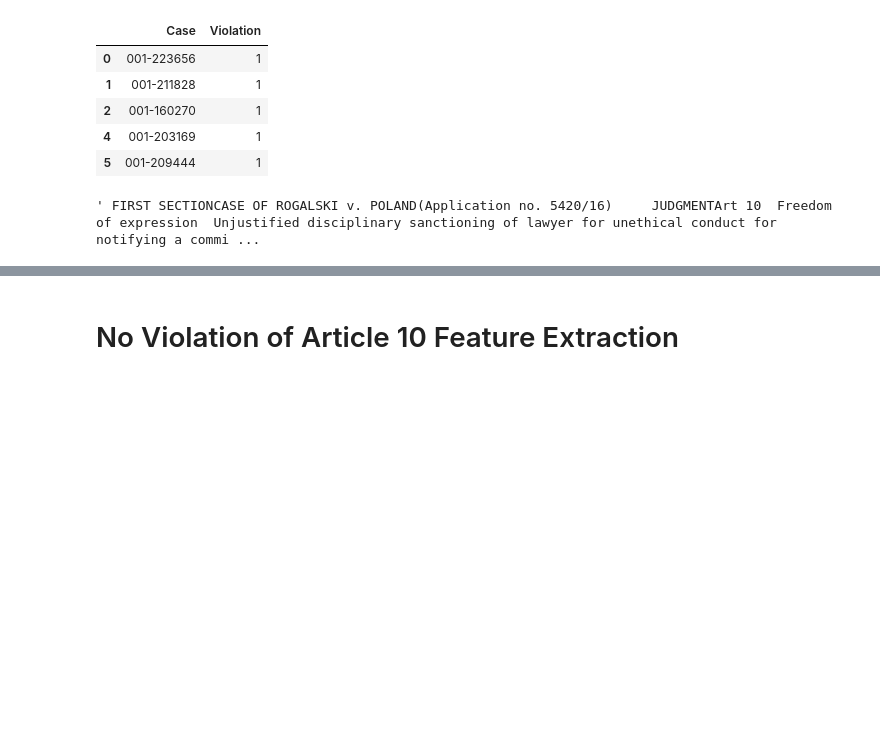
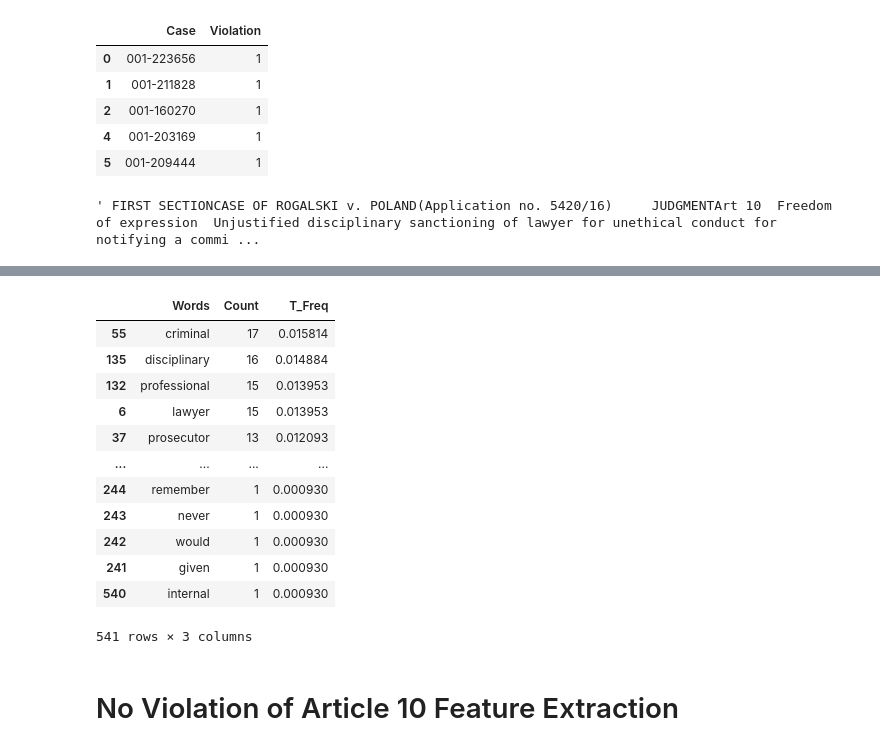
Before and after one commit to biancachiusano/Thesis, a Jupyter notebook: FeatureExtraction.ipynb, the cells around one changed output, grey strips where cells are left out. Drawn from its saved outputs; the diff is of its cells as text; code cells hidden in the pictures; blank space fills up the shorter version.

Commit message:
Added legal stop word removal

```diff
--- a/FeatureExtraction.ipynb
+++ b/FeatureExtraction.ipynb
@@ -108,7 +157,8 @@ def preprocess_text(text):
     # Tokenize the text
     tokens = word_tokenize(text.lower())
     # Remove stop words
-    filtered_tokens = [token for token in tokens if token not in stopwords.words('english')]
+    all_stopwords = set(stopwords.words('english') + legal_sw)
+    filtered_tokens = [token for token in tokens if token not in all_stopwords]
     # Lemmatize the tokens
     lemmatizer = WordNetLemmatizer()
     lemmatized_tokens = [lemmatizer.lemmatize(token) for token in filtered_tokens]
@@ -188,3 +236,20 @@ freq_df['Count'].sum()
+# %%
+# Finding most frequent words
+freq_df.sort_values('T_Freq', ascending=False)
+# %% [output]
+|  | Words | Count | T_Freq |
+| 55 | criminal | 17 | 0.015814 |
+| 135 | disciplinary | 16 | 0.014884 |
+| 132 | professional | 15 | 0.013953 |
+| 6 | lawyer | 15 | 0.013953 |
+| 37 | prosecutor | 13 | 0.012093 |
+| ... | ... | ... | ... |
+| 244 | remember | 1 | 0.000930 |
+| 243 | never | 1 | 0.000930 |
+| 242 | would | 1 | 0.000930 |
+| 241 | given | 1 | 0.000930 |
+| 540 | internal | 1 | 0.000930 |
+541 rows × 3 columns
 # %% [markdown]
 # No Violation of Article 10 Feature Extraction
 # %%
```
Also changed, not shown: parts of 24 cells of this notebook.
